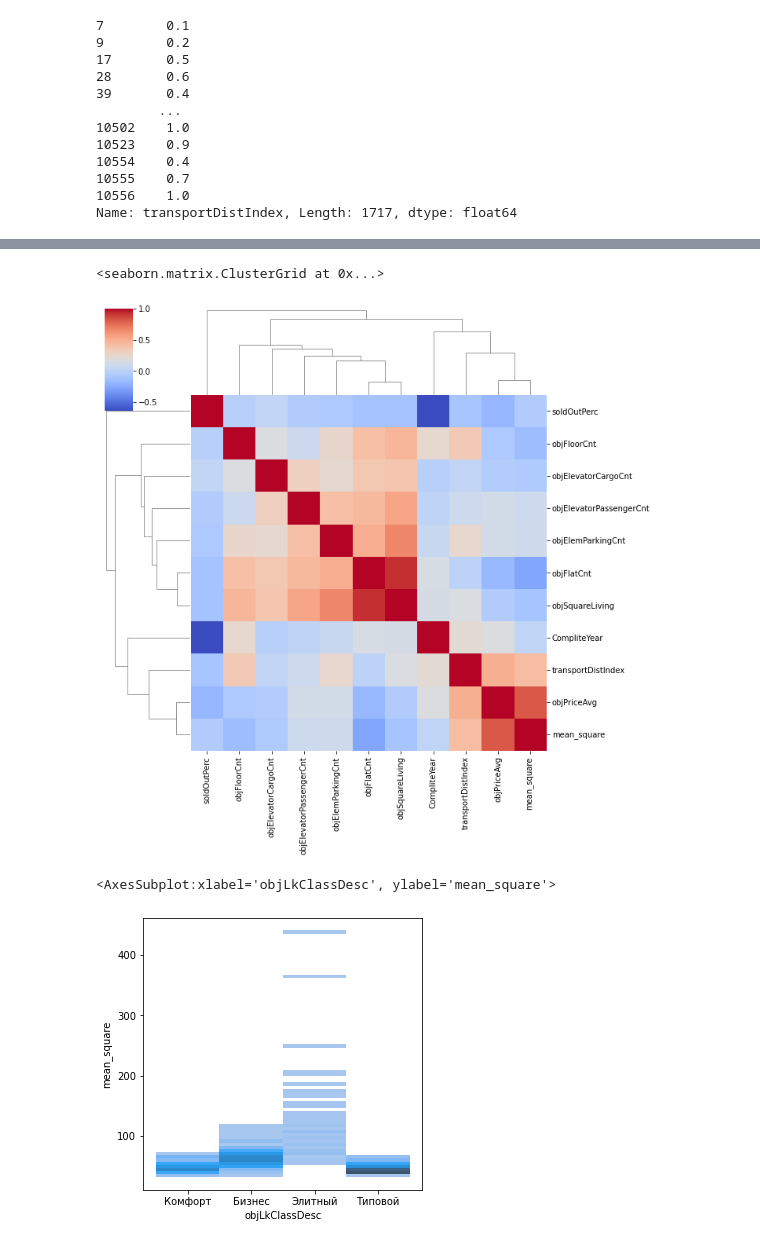
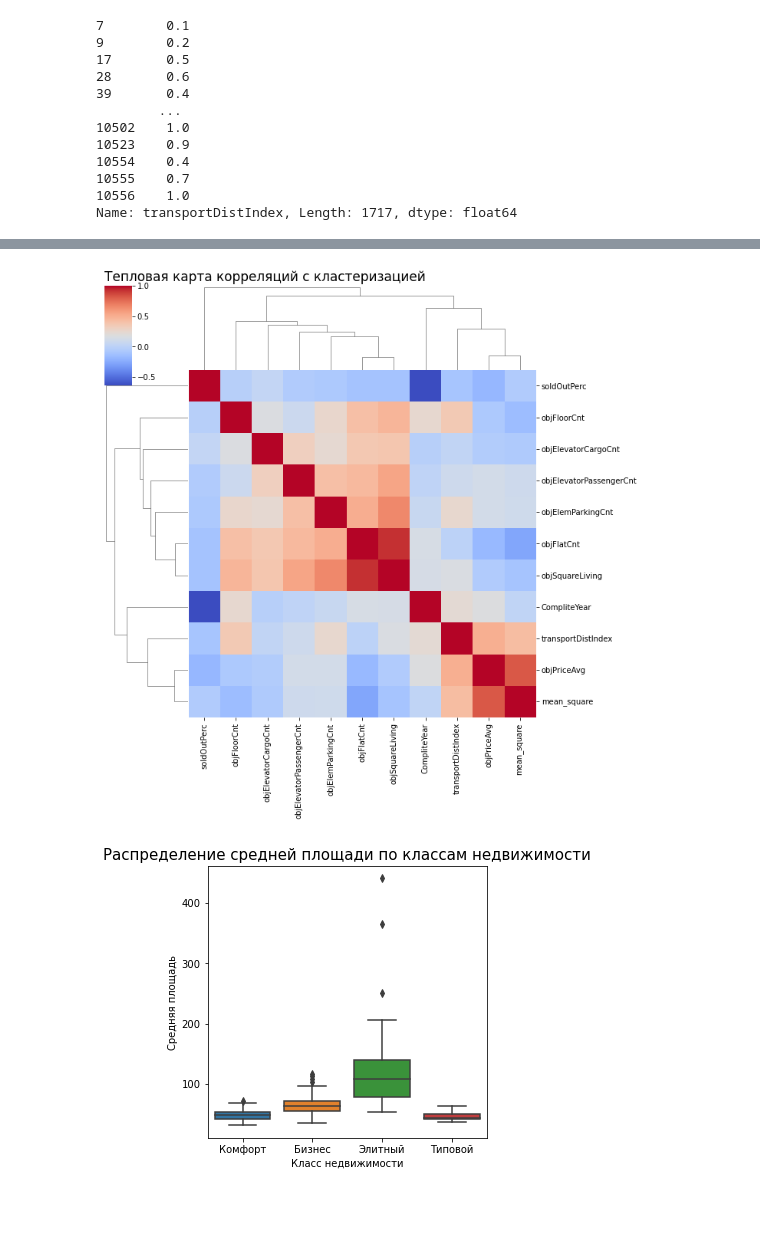
Before and after one commit to AKlimonka/course_DS, a Jupyter notebook: Part1_hometasks/second_task/Task2_dmrf_visual.ipynb, the cells around one changed output, grey strips where cells are left out. Cells and saved outputs as stored; diff of their text form; code cells hidden in the pictures; blank space fills up the shorter version.

```diff
--- a/Part1_hometasks/second_task/Task2_dmrf_visual.ipynb
+++ b/Part1_hometasks/second_task/Task2_dmrf_visual.ipynb
@@ -241,9 +257,12 @@ v_sorted = volume_objects.sort_values('objFlatSq')[volume_objects['objFlatSq']!=
 # %%
 from pylab import rcParams
-rcParams['figure.figsize'] = 9,100
-v_sorted.plot(kind='barh')
+rcParams['figure.figsize'] = 9,10
+v_sorted.head(20)['objFlatSq'].plot(kind='barh')
 rcParams['figure.figsize'] = 9,15
 
+plt.title('Планируемый к вводу в эксплуатацию объем жилья по регионам и годам. Топ 20.', fontsize = 15)
+plt.ylabel('Регион, год')
+plt.xlabel('Объем жилья, м^2')
 #Наибольшее количество жилья будет построено в Москве и области в 23-24 годах.
 #План постройки на 22 год в Москве сопоставим с планом постройки в Санкт-Петербурге в 23 году.
 # %% [output]
@@ -488,13 +511,18 @@ sns.heatmap(msk_corr, cmap='coolwarm')
 # %%
-sns.clustermap(msk_corr, cmap='coolwarm') #попробуем немного собрать в кучу
+sns.clustermap(msk_corr, cmap='coolwarm')
+plt.title('Тепловая карта корреляций с кластеризацией', fontsize = 17, loc = 'left')
+plt.show()
+#попробуем немного собрать в кучу
 #Также видим, что есть корреляция между количеством квартир, количеством лифтов, количеством парковочных мест и количеством этажей.
 #При этом цена по большей части также зависит от средней площади.
 # %% [output]
-<seaborn.matrix.ClusterGrid at 0x...>
-[figure, old version]
+[figure, new version]
 # %%
-sns.histplot(y='mean_square', x='objLkClassDesc',data=Moscow_data)  # Выше класс - больше площадь.
+sns.boxplot(y='mean_square', x='objLkClassDesc',data=Moscow_data)
+plt.title('Распределение средней площади по классам недвижимости', fontsize = 15)
+plt.xlabel('Класс недвижимости')
+plt.ylabel('Средняя площадь');
+# Выше класс - больше площадь.
 # %% [output]
-<AxesSubplot:xlabel='objLkClassDesc', ylabel='mean_square'>
-[figure, old version]
+[figure, new version]
 # %%
```
Also changed, not shown: parts of 13 cells of this notebook, 1 other file.
